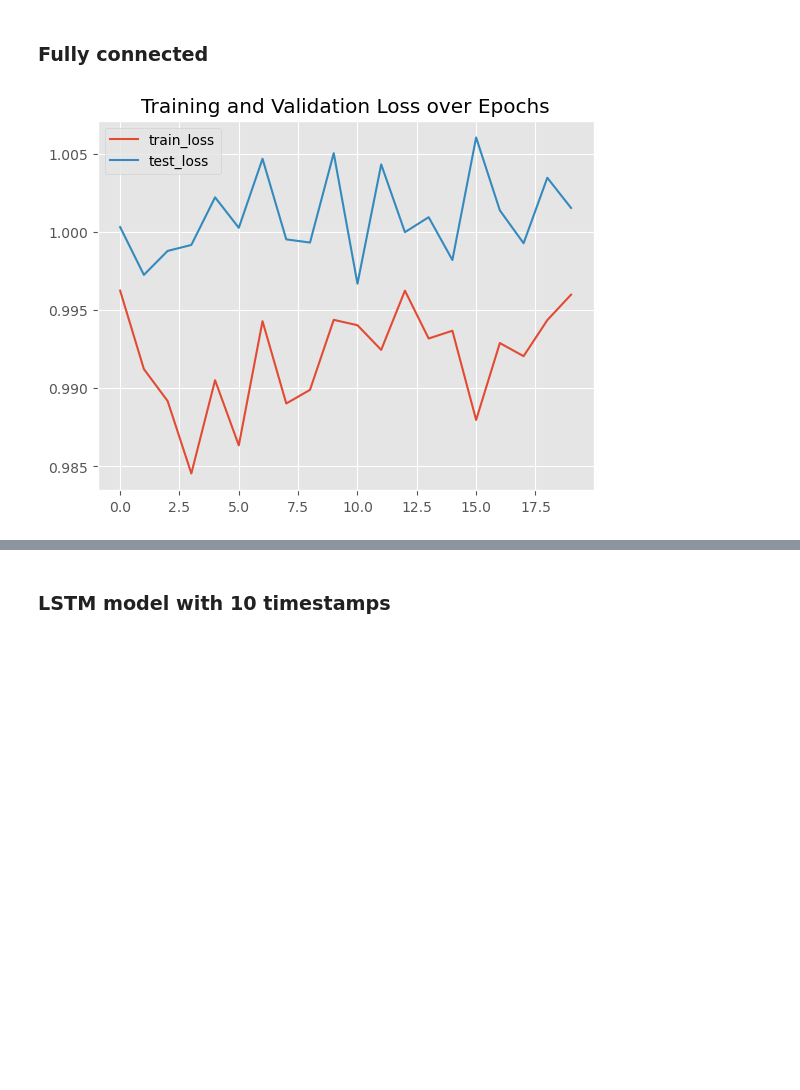
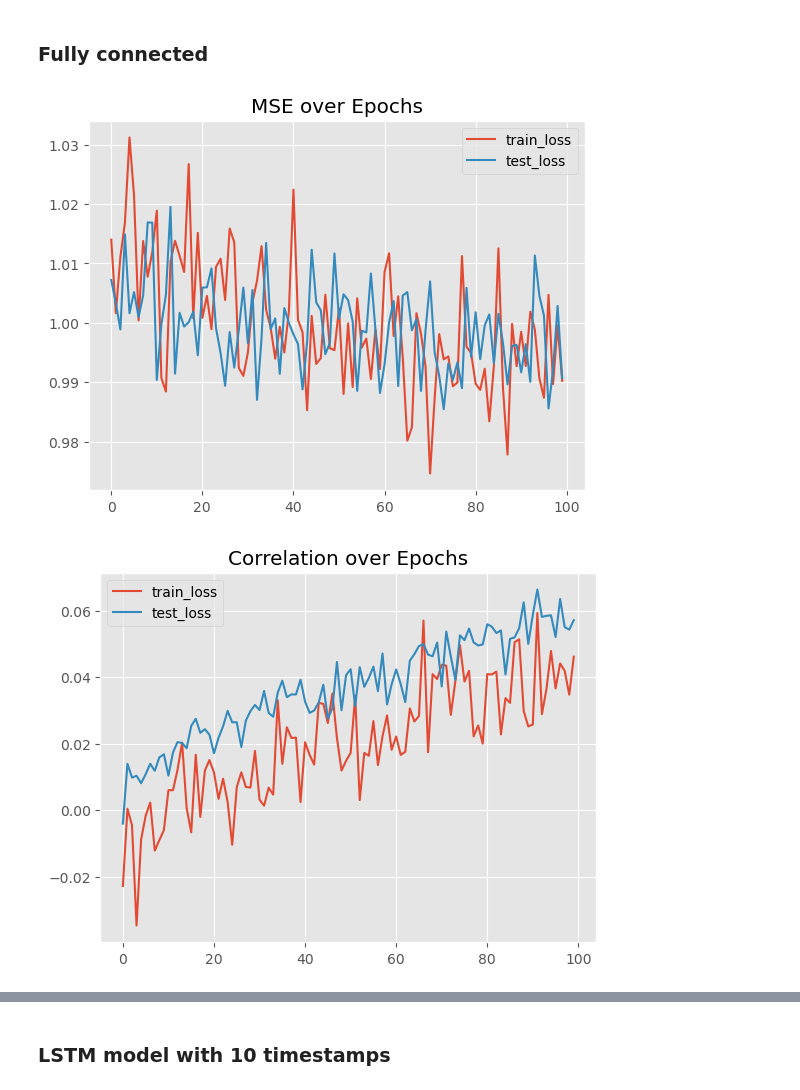
Before and after one commit to cyrilgarcia009/TSNN, a Jupyter notebook: notebooks/generators.ipynb, the cells around one changed output, grey strips where cells are left out. Drawn from its saved outputs; the diff is of its cells as text; code cells hidden in the pictures; blank space fills up the shorter version.

```diff
--- a/notebooks/generators.ipynb
+++ b/notebooks/generators.ipynb
@@ -118,6 +125,17 @@ class NeuralNetwork(nn.Module):
             nn.Linear(256, 1),
         )
 
+        self.linear_relu_stack = nn.Sequential(nn.Linear(n_f, 256),
+            nn.ReLU(),
+            nn.Dropout(0.2),
+            nn.Linear(256, 256),
+            nn.ReLU(),
+            nn.Dropout(0.2),
+            nn.Linear(256, 1)
+                                              )
+
+
+
     def forward(self, x):
         pred = self.linear_relu_stack(x)
         return pred
@@ -284,27 +308,24 @@ comp.correl(z, mode='test')
 # %%
 z.get_dataloader()
 # %%
-from torch import nn
-device = 'mps'
-
 class NeuralNetwork(nn.Module):
     def __init__(self, n_ts, n_f):
         super().__init__()
         self.flatten = nn.Flatten()
-        self.linear_relu_stack = nn.Sequential(
-            nn.Linear(n_ts*n_f, 512),
-            nn.ReLU(),
-            # nn.Linear(512, 512),
-            # nn.ReLU(),
-            nn.Linear(512, n_ts),
-        )
+        # self.linear_relu_stack = nn.Sequential(
+        #     nn.Linear(n_ts*n_f, 512),
+        #     nn.ReLU(),
+        #     # nn.Linear(512, 512),
+        #     # nn.ReLU(),
+        #     nn.Linear(512, n_ts),
+        # )
 
         self.linear_relu_stack = nn.Sequential(nn.Linear(n_ts*n_f, 512),
             nn.ReLU(),
-            nn.Dropout(0.2),
+            nn.Dropout(0.5),
             nn.Linear(512, 512),
             nn.ReLU(),
-            nn.Dropout(0.2),
+            nn.Dropout(0.5),
             nn.Linear(512, n_ts)
                                               )
 
@@ -314,14 +335,17 @@ class NeuralNetwork(nn.Module):
         return pred
 # %%
 m = NeuralNetwork(n_ts=Config.n_ts, n_f=Config.n_f).to(device)
-optimizer = torch.optim.Adam(m.parameters(), lr=1e-3, weight_decay=1e-2)
+# optimizer = torch.optim.Adam(m.parameters(), lr=1e-3)#, weight_decay=1e-2)
+optimizer = torch.optim.AdamW(m.parameters(), lr=5e-2, weight_decay=1e-2)
+optimizer = torch.optim.SGD(m.parameters(), lr=2e-3)#AdamW(m.parameters(), lr=1e-3, weight_decay=1e-2)
 
 
 full_nn = torch_benchmarks.TorchWrapper(m, optimizer=optimizer)
 # %%
-full_nn.fit(z.train, z.test, epochs=20)
+full_nn.fit(z.train, z.test, epochs=100)
 # %% [output]
-[figure, old version]
+[figure, new version]
+[figure, added]
 # %%
 comp = benchmark_comparison.Comparator(models=[lasso, lr, full_nn], model_names=['lasso', 'lr', 'nn'])
 # %%
```
Also changed, not shown: parts of 73 cells of this notebook, 2 other files.
